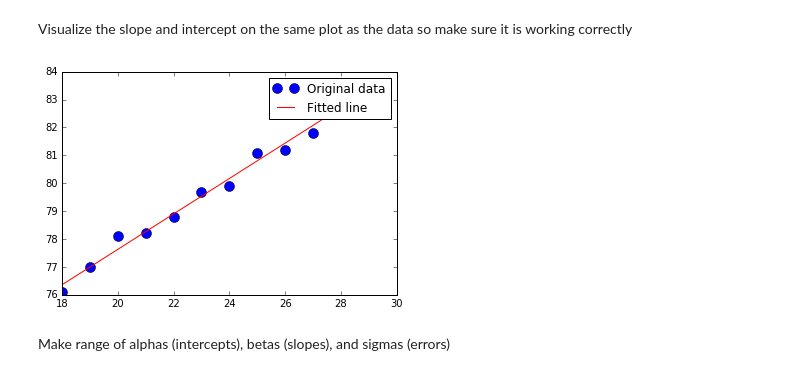
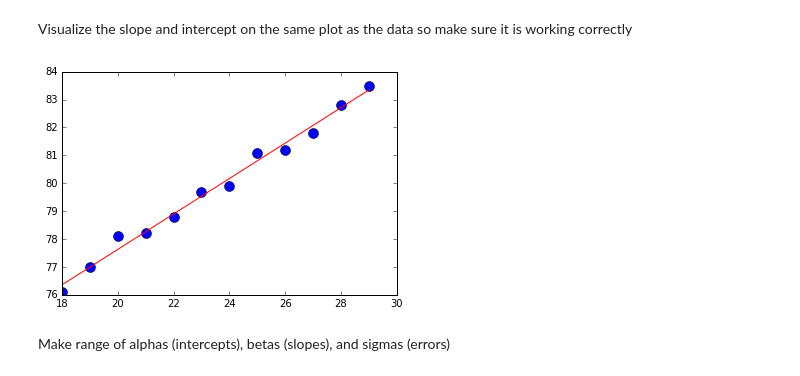
Before and after one commit to NathanYee/ThinkBayes2, a Jupyter notebook: bayesianLinearRegression/Final Report.ipynb, the cells around one changed output. Saved outputs shown, nothing was run; the diff lists cells and outputs as text; code cells hidden in the pictures.

```diff
--- a/bayesianLinearRegression/Final Report.ipynb
+++ b/bayesianLinearRegression/Final Report.ipynb
@@ -76,10 +76,10 @@ Visualize the slope and intercept on the same plot as the data so make sure it i
 # %%
 plt.plot(ages, heights, 'o', label='Original data', markersize=10)
 plt.plot(ages, slope*ages + intercept, 'r', label='Fitted line')
-plt.legend()
+# plt.legend()
 plt.show()
 # %% [output]
-[figure, old version]
+[figure, new version]
 # %% [markdown]
 Make range of alphas (intercepts), betas (slopes), and sigmas (errors)
 # %%
```
Also changed, not shown: parts of 7 cells of this notebook, 7 other files.
